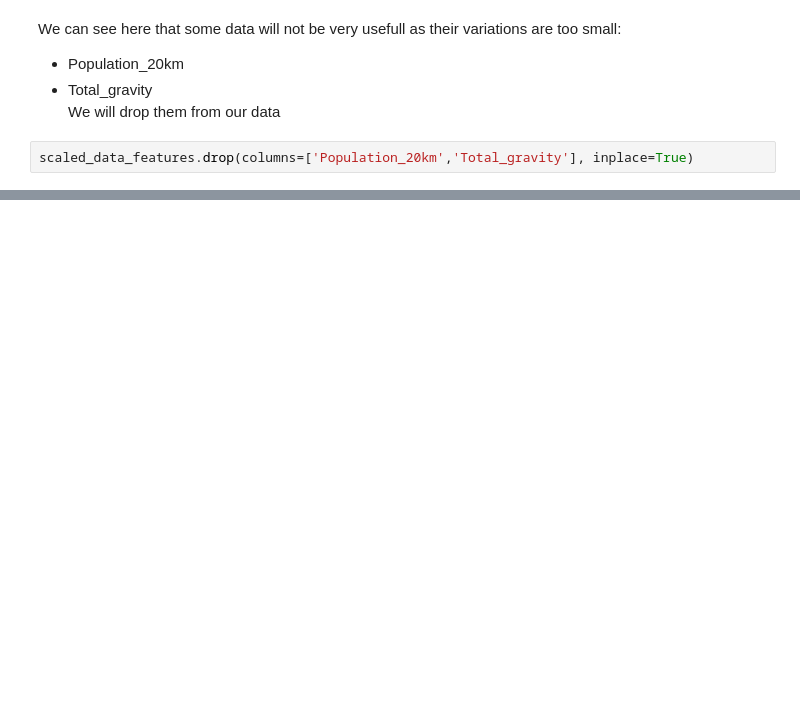
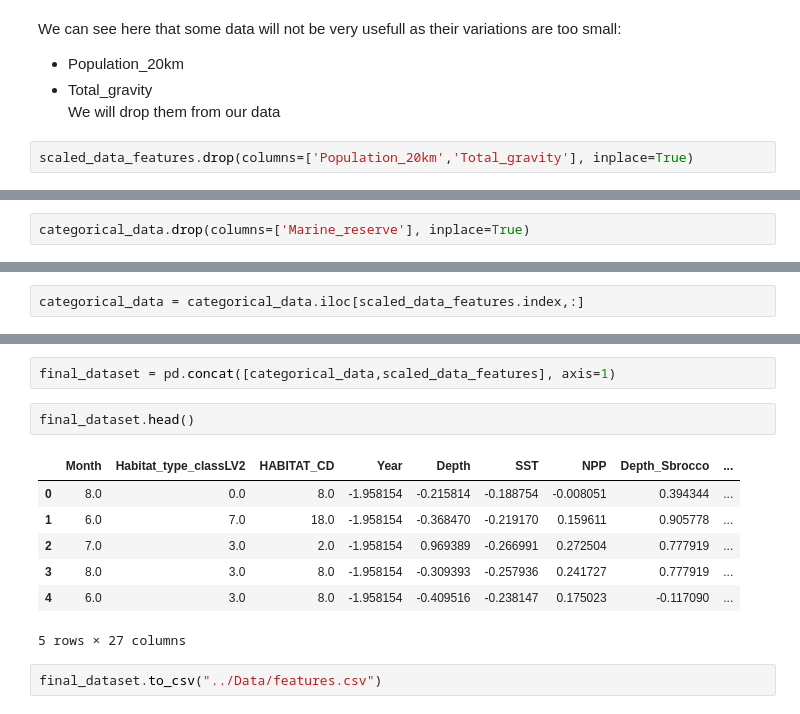
Before and after one commit to gpealat/coralreef, a Jupyter notebook: Notebooks/Final - 1 - Data cleaning.ipynb, the cells around one changed output, grey strips where cells are left out. Drawn from its saved outputs; the diff is of its cells as text; blank space fills up the shorter version.

```diff
--- a/Notebooks/Final - 1 - Data cleaning.ipynb
+++ b/Notebooks/Final - 1 - Data cleaning.ipynb
@@ -254,0 +328,2 @@ data.to_csv("../Data/features.csv")
+# %%
+categorical_data.drop(columns=['Marine_reserve'], inplace=True)
@@ -254,0 +332,2 @@ data.to_csv("../Data/features.csv")
+# %%
+categorical_data = categorical_data.iloc[scaled_data_features.index,:]
@@ -254,0 +338,14 @@ data.to_csv("../Data/features.csv")
+# %%
+final_dataset = pd.concat([categorical_data,scaled_data_features], axis=1)
+# %%
+final_dataset.head()
+# %% [output]
+|  | Month | Habitat_type_classLV2 | HABITAT_CD | Year | Depth | SST | NPP | Depth_Sbrocco | ... |
+| 0 | 8.0 | 0.0 | 8.0 | -1.958154 | -0.215814 | -0.188754 | -0.008051 | 0.394344 | ... |
+| 1 | 6.0 | 7.0 | 18.0 | -1.958154 | -0.368470 | -0.219170 | 0.159611 | 0.905778 | ... |
+| 2 | 7.0 | 3.0 | 2.0 | -1.958154 | 0.969389 | -0.266991 | 0.272504 | 0.777919 | ... |
+| 3 | 8.0 | 3.0 | 8.0 | -1.958154 | -0.309393 | -0.257936 | 0.241727 | 0.777919 | ... |
+| 4 | 6.0 | 3.0 | 8.0 | -1.958154 | -0.409516 | -0.238147 | 0.175023 | -0.117090 | ... |
+5 rows × 27 columns
+# %%
+final_dataset.to_csv("../Data/features.csv")
```
Also changed, not shown: parts of 27 cells of this notebook.
